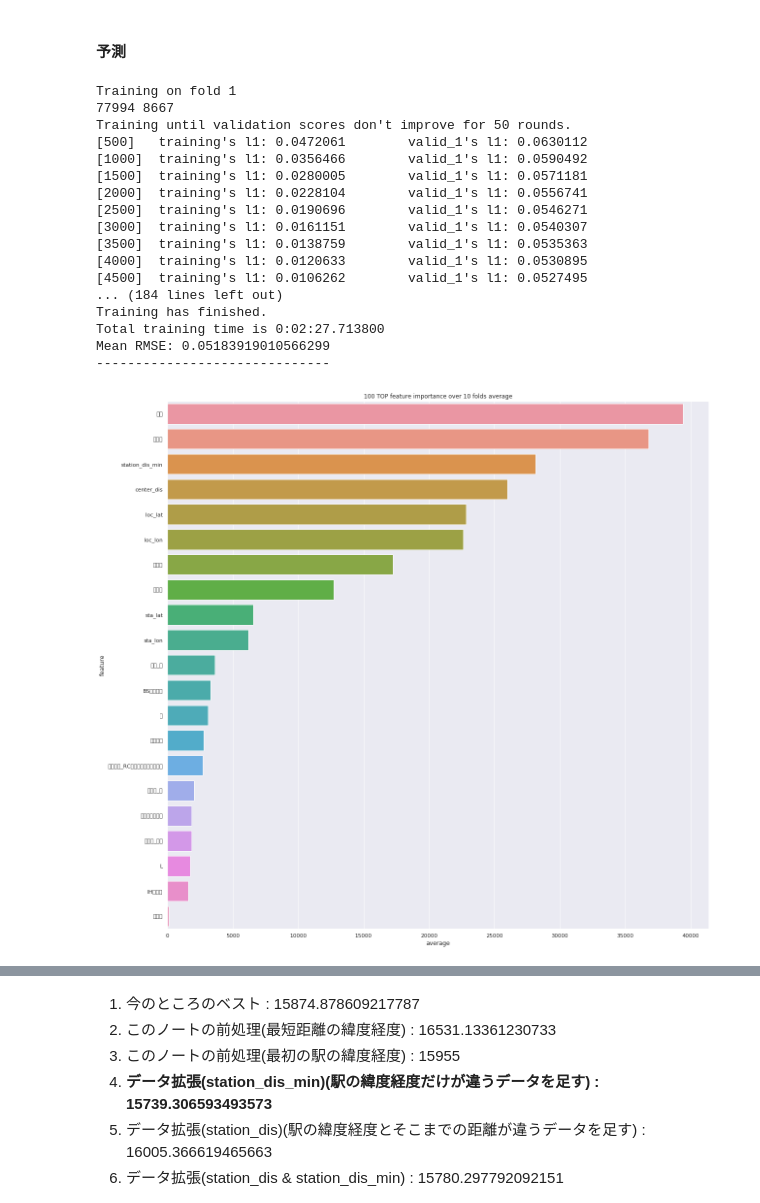
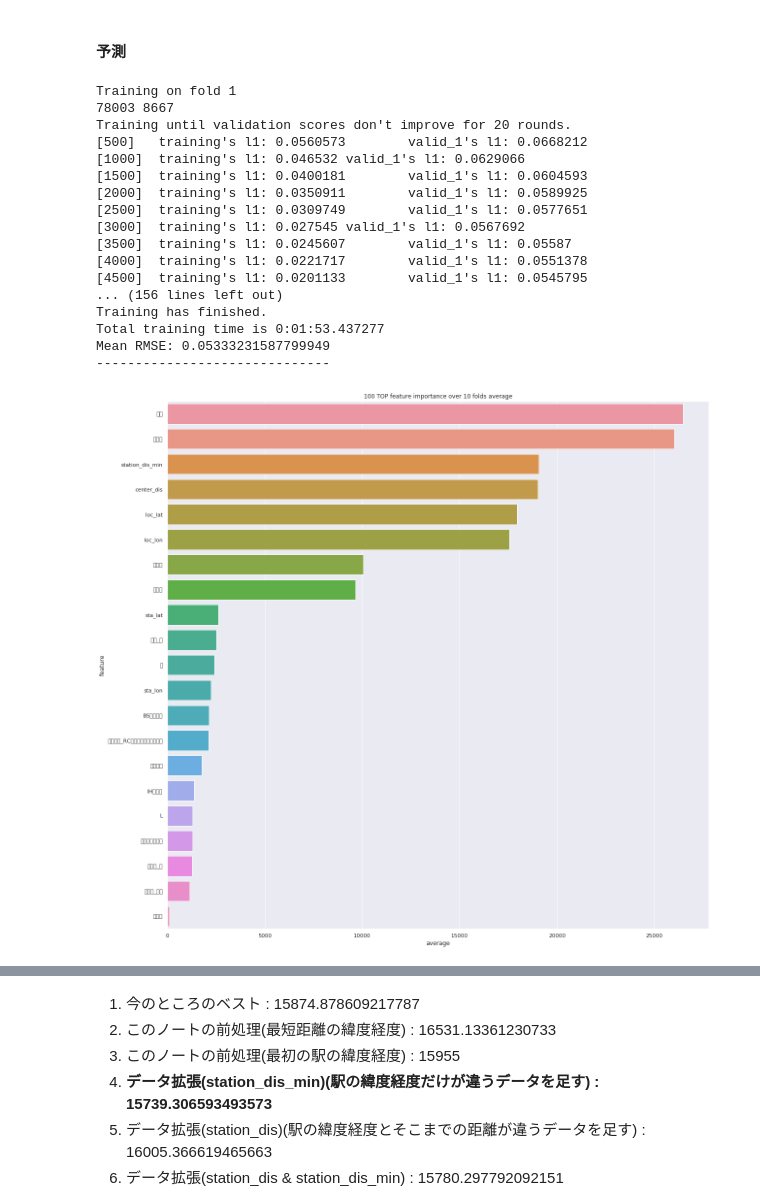
Before and after one commit to zerebom/team-mynabi, a Jupyter notebook: higuchi/best.ipynb, the cells around one changed output, grey strips where cells are left out. Cells and saved outputs as stored; diff of their text form; code cells hidden in the pictures.

```diff
--- a/higuchi/best.ipynb
+++ b/higuchi/best.ipynb
@@ -133,7 +133,7 @@ def get_area(df):
     '''
     面積と畳計算したものを取得
     '''
-    df['面積'] = df['面積'].apply(lambda x: x.rstrip('m2')).replace('','0').astype(float)
+    df['面積'] = df['面積'].apply(lambda x:x[:-2]).astype(float)
 
     ## 畳計算
     df['畳'] = df['面積'].apply(lambda x: int(x/1.45))
@@ -459,5 +459,5 @@ Wall time: 9.28 s
 # %%
-# df = df.drop(['アクセス','キッチン','バス・トイレ','周辺環境','室内設備','所在地','放送・通信','線名'],axis=1)
+df = df.drop(['アクセス','キッチン','バス・トイレ','周辺環境','室内設備','所在地','放送・通信','線名'],axis=1)
 df = df.explode('駅名')
 df.head(1)
 # %% [output]
@@ -576,9 +581,7 @@ test = df0.query('id>@id_max')
 # %%
 ## 誤記入であろうものを省く
 train = train.drop(index=5775)   # 賃料入力ミス?
-train =  train.drop(index=2884) # area入力ミス？
-train =  train.drop(index=8971) # area入力ミス？
-train =  train.drop(index=22236) # area入力ミス？
+
 train = train[train['築年数']<6000]
 train = train[train['面積']<400]
 
@@ -681,20 +669,17 @@ from time import time
 import datetime
 
 params = {
-    'num_iterations': 15000,
+    'learning_rate':0.05,
+    'num_iterations': 35000,
     'boosting_type': 'gbdt',
     'objective': 'regression',
     'metric': 'mae',
-    'max_depth': -1,
-    'colsample_bytree': 1.0,
-    'colsample_bylevel': 0.3,
-    'gamma': 0,
-    'lambda': 1,
-    'eta': 0.1,
-    'min_child_weight': 1,
-    'verbose': 1,
-    'random_state': 0,
-    'early_stopping_round': 50
+#     'reg_lambda': 42.55553901354264,
+#     'reg_alpha': 0.0034913931092345903,
+#     'colsample_bytree': 0.8,
+#     'subsample': 0.8,
+#     'max_depth': 8,
+#     'min_child_weight': 13
 
     }
 
@@ -721,45 +706,45 @@ for fold, (trn_idx, val_idx) in enumerate(kf.split(X_train, y_train_log)):
     clf = lgb.train(params, tr_data, 5000, valid_sets = [tr_data, vl_data], verbose_eval=500, early_stopping_rounds=20)
     oof.loc[val_idx,'oof'] = np.expm1(clf.predict(vl_x, num_iteration=clf.best_iteration))
 
     ## アンサンブル
     print('start predict')
     pred = clf.predict(X_test)
     predictions['pred'+str(fold)] = np.expm1(pred)
 
     feature_importances['fold_{}'.format(fold + 1)] = clf.feature_importance()
     rmses.append(clf.best_score['valid_1']['l1'])
 
     del tr_x, tr_y, vl_x, vl_y, tr_data, vl_data
     gc.collect()
 
     print('Fold {} finished in {}'.format(fold + 1, str(datetime.timedelta(seconds=time() - start_time))))
 print('-' * 30)
 print('Training has finished.')
 print('Total training time is {}'.format(str(datetime.timedelta(seconds=time() - training_start_time))))
 print('Mean RMSE:', np.mean(rmses))
 print('-' * 30)
 
 feature_importances['average'] = feature_importances[['fold_{}'.format(fold + 1) for kf in range(kf.n_splits)]].mean(axis=1)
 
 plt.figure(figsize=(20, 20))
 sns.barplot(data=feature_importances.sort_values(by='average', ascending=False).head(100), x='average', y='feature');
 plt.title('100 TOP feature importance over {} folds average'.format(kf.n_splits));
 # %% [output]
 Training on fold 1
-77994 8667
-Training until validation scores don't improve for 50 rounds.
-[500]   training's l1: 0.0472061        valid_1's l1: 0.0630112
-[1000]  training's l1: 0.0356466        valid_1's l1: 0.0590492
-[1500]  training's l1: 0.0280005        valid_1's l1: 0.0571181
-[2000]  training's l1: 0.0228104        valid_1's l1: 0.0556741
-[2500]  training's l1: 0.0190696        valid_1's l1: 0.0546271
-[3000]  training's l1: 0.0161151        valid_1's l1: 0.0540307
-[3500]  training's l1: 0.0138759        valid_1's l1: 0.0535363
-[4000]  training's l1: 0.0120633        valid_1's l1: 0.0530895
-[4500]  training's l1: 0.0106262        valid_1's l1: 0.0527495
-... (184 lines left out)
+78003 8667
+Training until validation scores don't improve for 20 rounds.
+[500]   training's l1: 0.0560573        valid_1's l1: 0.0668212
+[1000]  training's l1: 0.046532 valid_1's l1: 0.0629066
+[1500]  training's l1: 0.0400181        valid_1's l1: 0.0604593
+[2000]  training's l1: 0.0350911        valid_1's l1: 0.0589925
+[2500]  training's l1: 0.0309749        valid_1's l1: 0.0577651
+[3000]  training's l1: 0.027545 valid_1's l1: 0.0567692
+[3500]  training's l1: 0.0245607        valid_1's l1: 0.05587
+[4000]  training's l1: 0.0221717        valid_1's l1: 0.0551378
+[4500]  training's l1: 0.0201133        valid_1's l1: 0.0545795
+... (156 lines left out)
 Training has finished.
-Total training time is 0:02:27.713800
-Mean RMSE: 0.05183919010566299
+Total training time is 0:01:53.437277
+Mean RMSE: 0.05333231587799949
 ------------------------------
-[figure, old version]
+[figure, new version]
```
Also changed, not shown: parts of 16 cells of this notebook, 13 other files.
